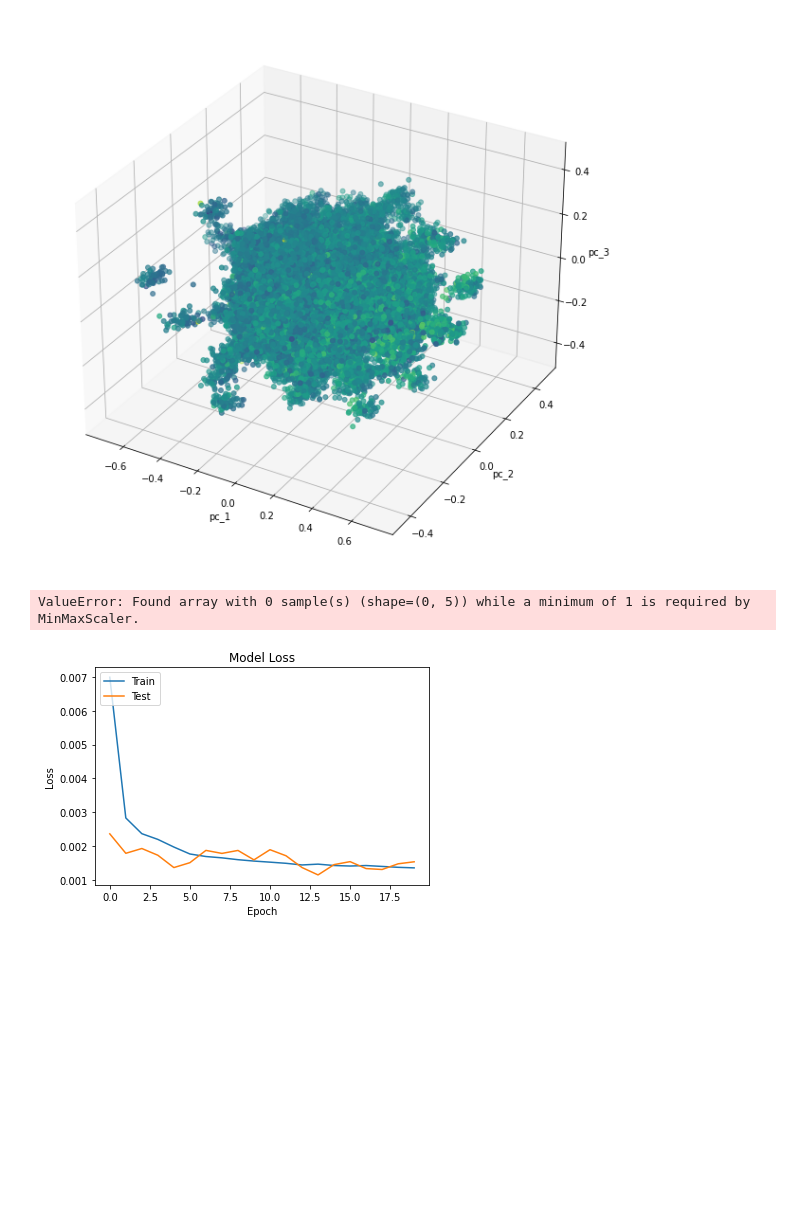
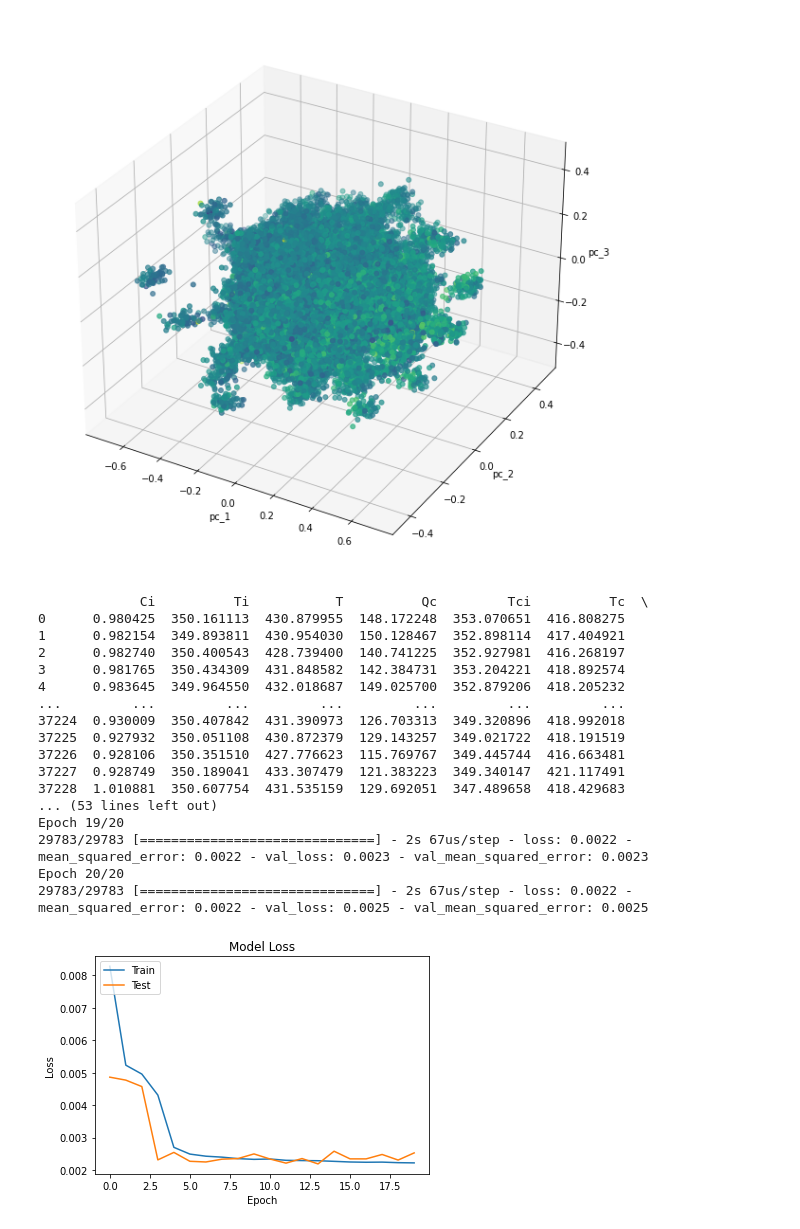
Before and after one commit to shikarRajcomar-Engineer/Anomaly_Detection, a Jupyter notebook: Anomlay Detection Autoencoder.ipynb, the cells around one changed output. Drawn from its saved outputs; the diff is of its cells as text; code cells hidden in the pictures; blank space fills up the shorter version.

```diff
--- a/Anomlay Detection Autoencoder.ipynb
+++ b/Anomlay Detection Autoencoder.ipynb
@@ -92,14 +92,6 @@ show_pca_df(df)
 # %% [output]
 [0.51899794 0.22757746 0.20203542]
 [figure]
-# %%
-df_anomaly = df[df[df.columns[1]] > 0]
-df_normal = df[df[df.columns[1]] == 0].sample(n=df_anomaly.size, random_state=1, axis='index')
-df = pd.concat([ df_anomaly, df_normal])
-
-show_pca_df(df)
-# %% [output]
-ValueError: Found array with 0 sample(s) (shape=(0, 5)) while a minimum of 1 is required by MinMaxScaler.
 # %%
 
 import tensorflow as tf
@@ -118,7 +110,8 @@ from sklearn import datasets, decomposition, preprocessing
 
 df = pd.read_excel('Model data.xlsx',engine='openpyxl')
 # all features
-x = df[df.columns[2:8]].to_numpy()
+x = df[df.columns[2:9]].to_numpy()
+print(df[df.columns[2:9]])
 # column with class
 y = df[df.columns[1]].to_numpy()
 
@@ -127,11 +120,10 @@ y = df[df.columns[1]].to_numpy()
 
 df = pd.concat([pd.DataFrame(x), pd.DataFrame({'anomaly': y})], axis=1)
 normal_events = df[df['anomaly'] == 0]
-abnormal_events = df[df['anomaly'] == 1]
 
 
 normal_events = normal_events.loc[:, normal_events.columns != 'anomaly']
-abnormal_events = abnormal_events.loc[:, abnormal_events.columns != 'anomaly']
+
 
 
 
@@ -147,39 +139,56 @@ train_data, test_data = train_test_split(scaled_data, test_size=0.2)
 
 n_features = x.shape[1]
 
-
+print(n_features)
 # # model
 encoder = keras.Sequential(name='encoder')
 encoder.add(layer=keras.layers.Dense(units=20, activation=keras.activations.relu, input_shape=[n_features]))
 encoder.add(keras.layers.Dropout(0.1))
 encoder.add(layer=keras.layers.Dense(units=10, activation=keras.activations.relu))
 encoder.add(layer=keras.layers.Dense(units=5, activation=keras.activations.relu))
 
 decoder = keras.Sequential(name='decoder')
 decoder.add(layer=keras.layers.Dense(units=10, activation=keras.activations.relu, input_shape=[5]))
 decoder.add(layer=keras.layers.Dense(units=20, activation=keras.activations.relu))
 decoder.add(keras.layers.Dropout(0.1))
 decoder.add(layer=keras.layers.Dense(units=n_features, activation=keras.activations.sigmoid))
 
 autoencoder = keras.Sequential([encoder, decoder])
 
 autoencoder.compile(
 	loss=keras.losses.MSE,
 	optimizer=keras.optimizers.Adam(),
 	metrics=[keras.metrics.mean_squared_error])
 
 # train model
 es = EarlyStopping(monitor='val_loss', min_delta=0.00001, patience=20, restore_best_weights=True)
-history = autoencoder.fit(x=train_data, y=train_data, epochs=20, verbose=0, validation_data=[test_data, test_data], callbacks=[es])
+history = autoencoder.fit(x=train_data, y=train_data, epochs=20, verbose=1, validation_data=[test_data, test_data], callbacks=[es])
 plt.plot(history.history['loss'])
 plt.plot(history.history['val_loss'])
 plt.title('Model Loss')
 plt.ylabel('Loss')
 plt.xlabel('Epoch')
 plt.legend(['Train', 'Test'], loc='upper left')
 plt.show()
 # %% [output]
+             Ci          Ti           T          Qc         Tci          Tc  \
+0      0.980425  350.161113  430.879955  148.172248  353.070651  416.808275
+1      0.982154  349.893811  430.954030  150.128467  352.898114  417.404921
+2      0.982740  350.400543  428.739400  140.741225  352.927981  416.268197
+3      0.981765  350.434309  431.848582  142.384731  353.204221  418.892574
+4      0.983645  349.964550  432.018687  149.025700  352.879206  418.205232
+...         ...         ...         ...         ...         ...         ...
+37224  0.930009  350.407842  431.390973  126.703313  349.320896  418.992018
+37225  0.927932  350.051108  430.872379  129.143257  349.021722  418.191519
+37226  0.928106  350.351510  427.776623  115.769767  349.445744  416.663481
+37227  0.928749  350.189041  433.307479  121.383223  349.340147  421.117491
+37228  1.010881  350.607754  431.535159  129.692051  347.489658  418.429683
+... (53 lines left out)
+Epoch 19/20
+29783/29783 [==============================] - 2s 67us/step - loss: 0.0022 - mean_squared_error: 0.0022 - val_loss: 0.0023 - val_mean_squared_error: 0.0023
+Epoch 20/20
+29783/29783 [==============================] - 2s 67us/step - loss: 0.0022 - mean_squared_error: 0.0022 - val_loss: 0.0025 - val_mean_squared_error: 0.0025
-[figure, old version]
+[figure, new version]
 # %%
 
 # Mean Squared error
```
Also changed, not shown: parts of 6 cells of this notebook, 4 other files.
